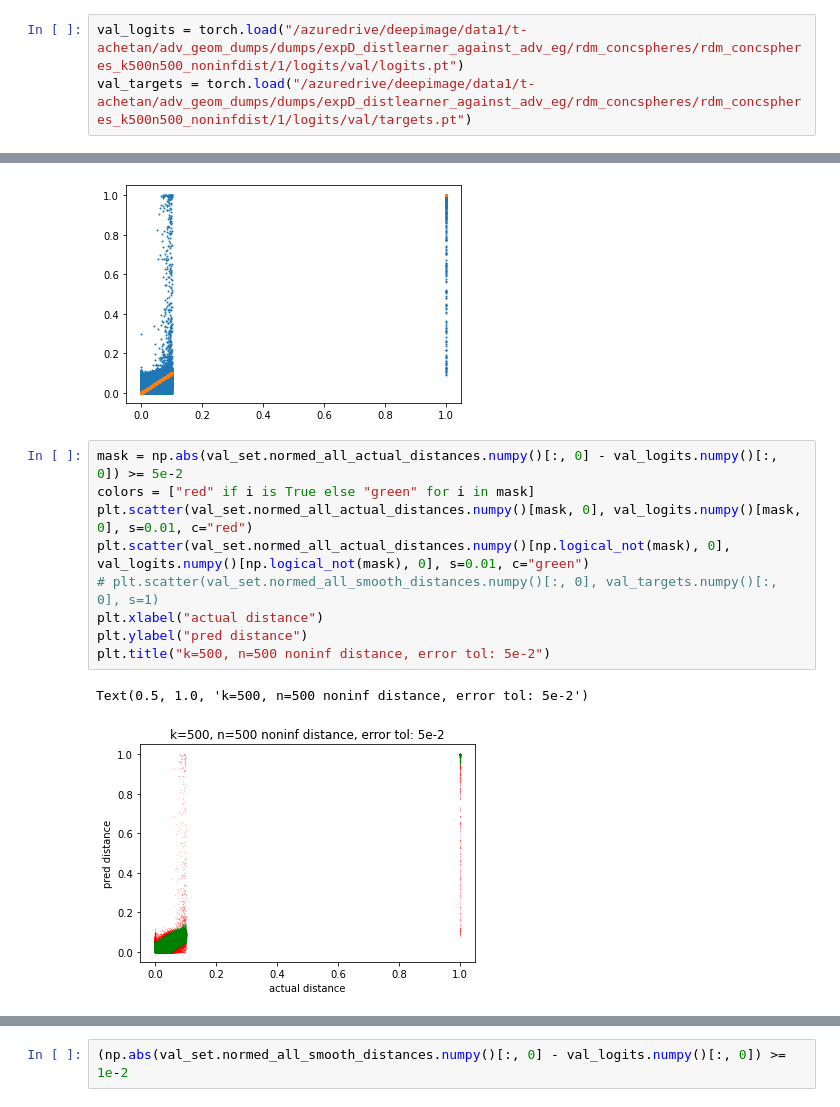
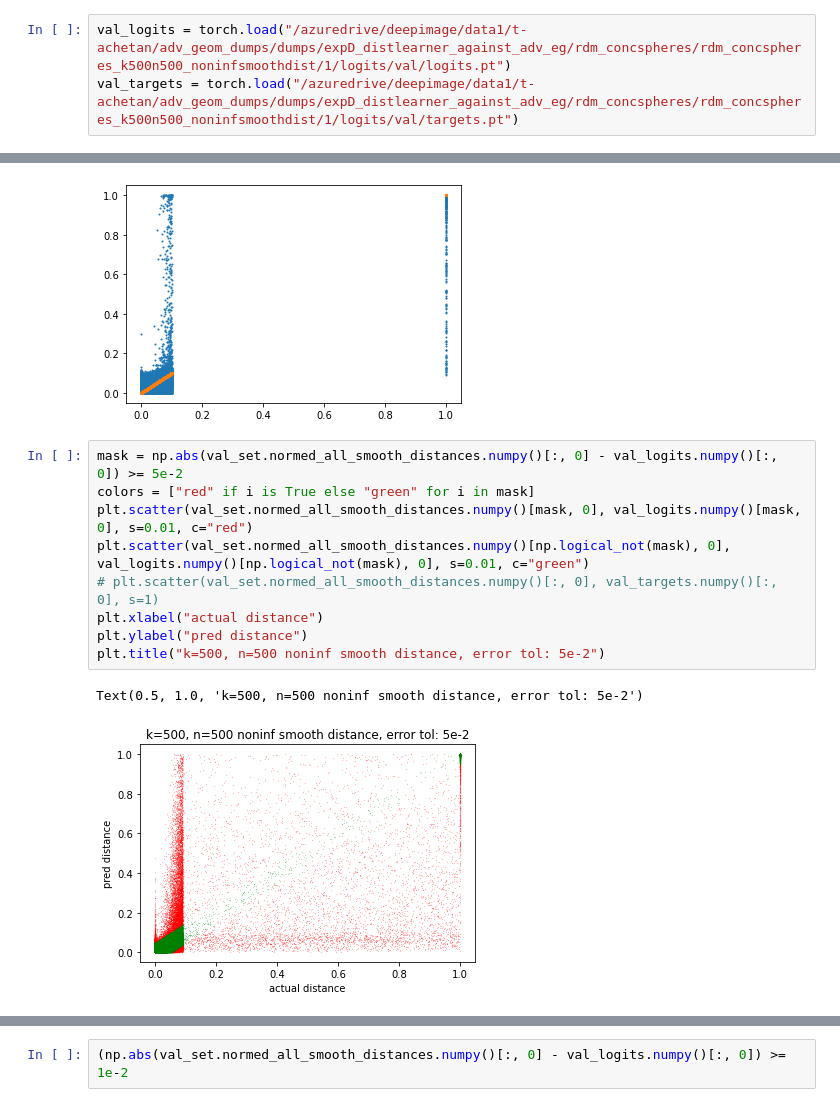
Before and after one commit to microsoft/distance-learner, a Jupyter notebook: notebooks/Testing Code.ipynb, the cells around one changed output, grey strips where cells are left out. Saved outputs shown, nothing was run; the diff lists cells and outputs as text.

```diff
--- a/notebooks/Testing Code.ipynb
+++ b/notebooks/Testing Code.ipynb
@@ -18,8 +18,8 @@ data_dir = "/data/k500n500_noninfsmoothdist_data/"
 
 train_set, val_set, test_set = ConcentricSpheres.load_splits(data_dir)
 # %%
-val_logits = torch.load("/azuredrive/deepimage/data1/t-achetan/adv_geom_dumps/dumps/expD_distlearner_against_adv_eg/rdm_concspheres/rdm_concspheres_k500n500_noninfdist/1/logits/val/logits.pt")
-val_targets = torch.load("/azuredrive/deepimage/data1/t-achetan/adv_geom_dumps/dumps/expD_distlearner_against_adv_eg/rdm_concspheres/rdm_concspheres_k500n500_noninfdist/1/logits/val/targets.pt")
+val_logits = torch.load("/azuredrive/deepimage/data1/t-achetan/adv_geom_dumps/dumps/expD_distlearner_against_adv_eg/rdm_concspheres/rdm_concspheres_k500n500_noninfsmoothdist/1/logits/val/logits.pt")
+val_targets = torch.load("/azuredrive/deepimage/data1/t-achetan/adv_geom_dumps/dumps/expD_distlearner_against_adv_eg/rdm_concspheres/rdm_concspheres_k500n500_noninfsmoothdist/1/logits/val/targets.pt")
 # %%
 import matplotlib.pyplot as plt
 plt.scatter(val_set.normed_all_actual_distances.numpy()[:, 1], val_logits.numpy()[:, 1], s=1)
@@ -29,14 +29,14 @@ plt.show()
 # %% [output]
 [figure]
 # %%
-mask = np.abs(val_set.normed_all_actual_distances.numpy()[:, 0] - val_logits.numpy()[:, 0]) >= 5e-2
+mask = np.abs(val_set.normed_all_smooth_distances.numpy()[:, 0] - val_logits.numpy()[:, 0]) >= 5e-2
 colors = ["red" if i is True else "green" for i in mask]
-plt.scatter(val_set.normed_all_actual_distances.numpy()[mask, 0], val_logits.numpy()[mask, 0], s=0.01, c="red")
-plt.scatter(val_set.normed_all_actual_distances.numpy()[np.logical_not(mask), 0], val_logits.numpy()[np.logical_not(mask), 0], s=0.01, c="green")
+plt.scatter(val_set.normed_all_smooth_distances.numpy()[mask, 0], val_logits.numpy()[mask, 0], s=0.01, c="red")
+plt.scatter(val_set.normed_all_smooth_distances.numpy()[np.logical_not(mask), 0], val_logits.numpy()[np.logical_not(mask), 0], s=0.01, c="green")
 # plt.scatter(val_set.normed_all_smooth_distances.numpy()[:, 0], val_targets.numpy()[:, 0], s=1)
 plt.xlabel("actual distance")
 plt.ylabel("pred distance")
-plt.title("k=500, n=500 noninf distance, error tol: 5e-2")
+plt.title("k=500, n=500 noninf smooth distance, error tol: 5e-2")
 # %% [output]
-Text(0.5, 1.0, 'k=500, n=500 noninf distance, error tol: 5e-2')
+Text(0.5, 1.0, 'k=500, n=500 noninf smooth distance, error tol: 5e-2')
-[figure, old version]
+[figure, new version]
```
Also changed, not shown: parts of 1 cell of this notebook, 4 other files.
